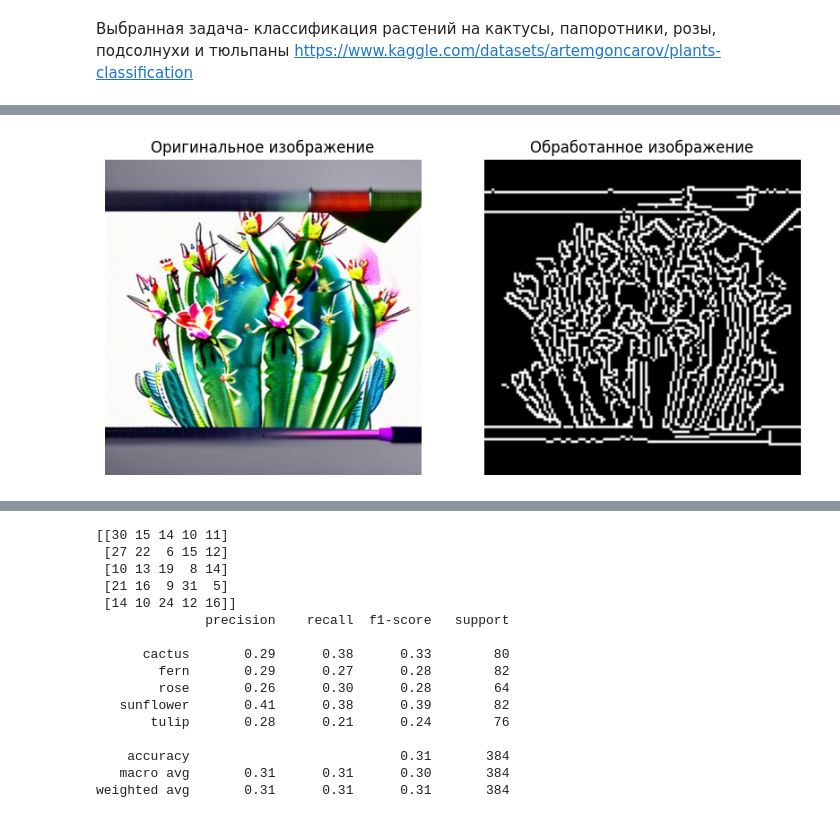
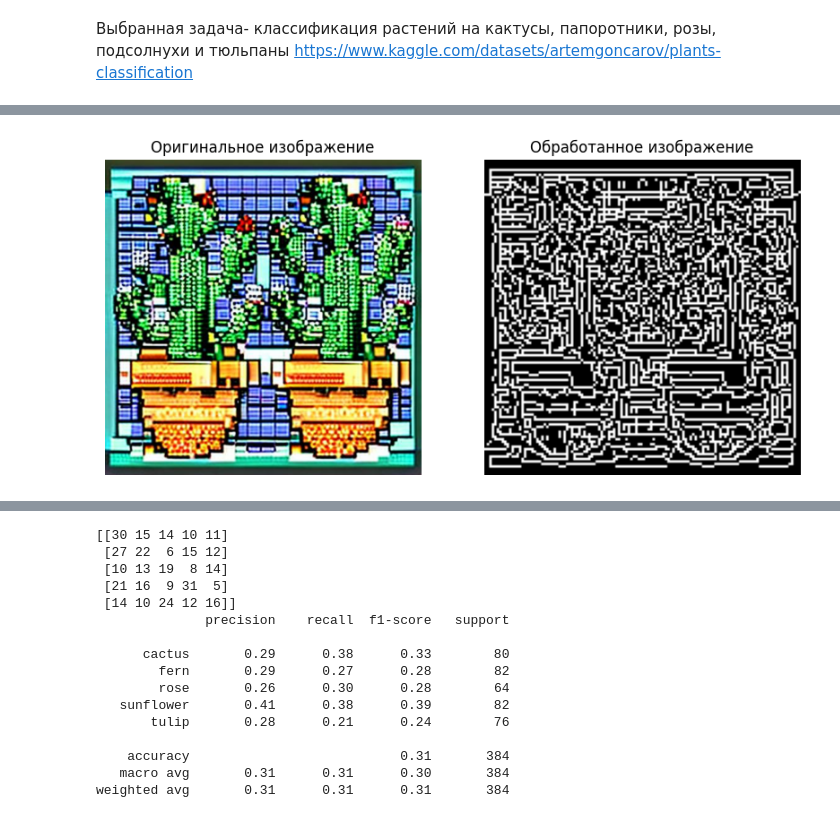
Before and after one commit to goldfest/AIM, a Jupyter notebook: lab_9/lab_9.ipynb, the cells around one changed output, grey strips where cells are left out. Saved outputs shown, nothing was run; the diff lists cells and outputs as text; code cells hidden in the pictures.

```diff
--- a/lab_9/lab_9.ipynb
+++ b/lab_9/lab_9.ipynb
@@ -148,9 +151,9 @@ def display_single_image(original, processed, index):
     plt.axis('off')
 
     plt.show()
-
-index = 0
-display_single_image(images, filtered_images, index)
-# %% [output]
-[figure, removed]
+# %%
+index = 155
+display_single_image(images, filtered_images, index)
+# %% [output]
+[figure, added]
 # %% [markdown]
```
Also changed, not shown: parts of 12 cells of this notebook, 3 other files.
